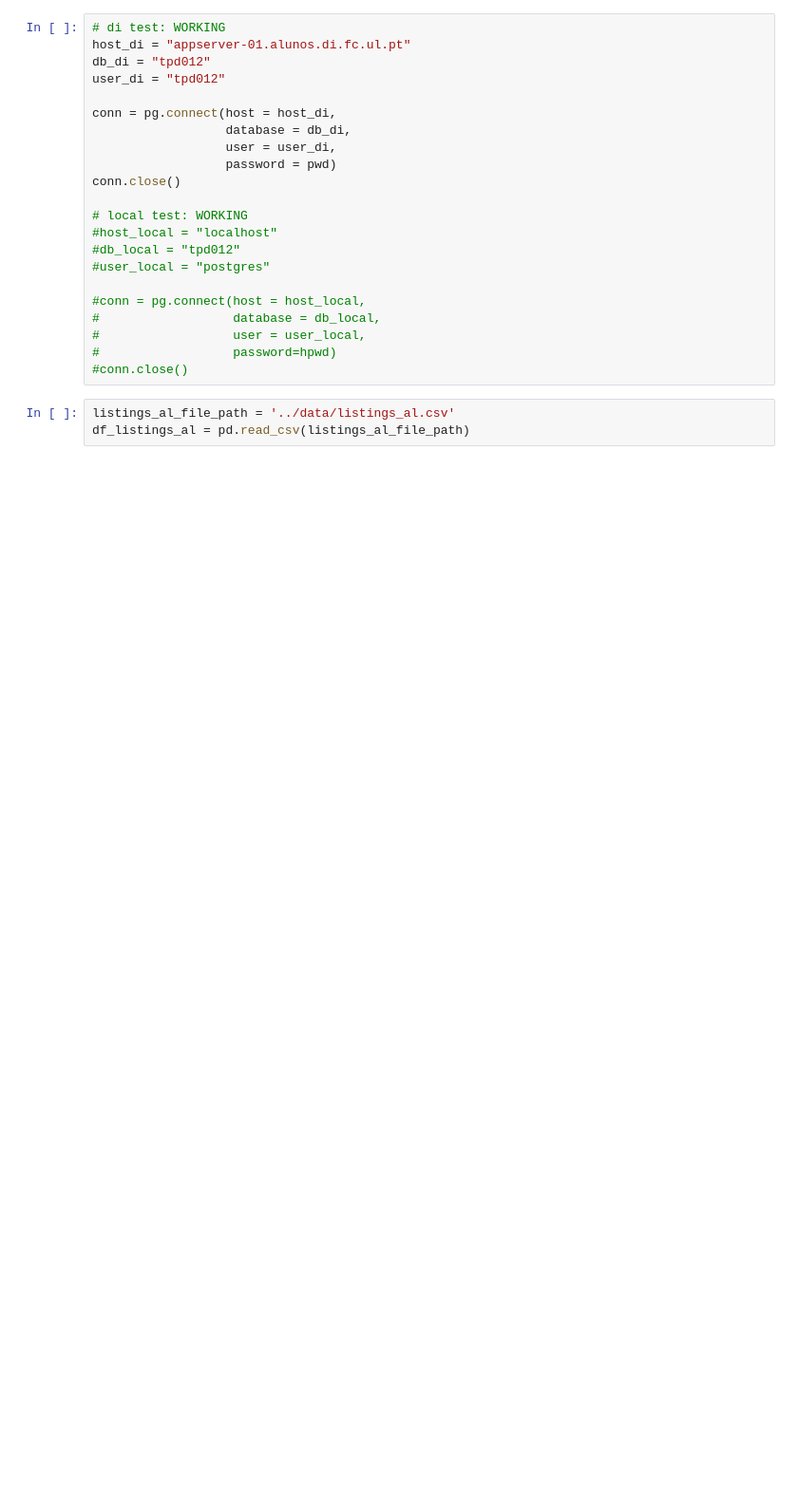
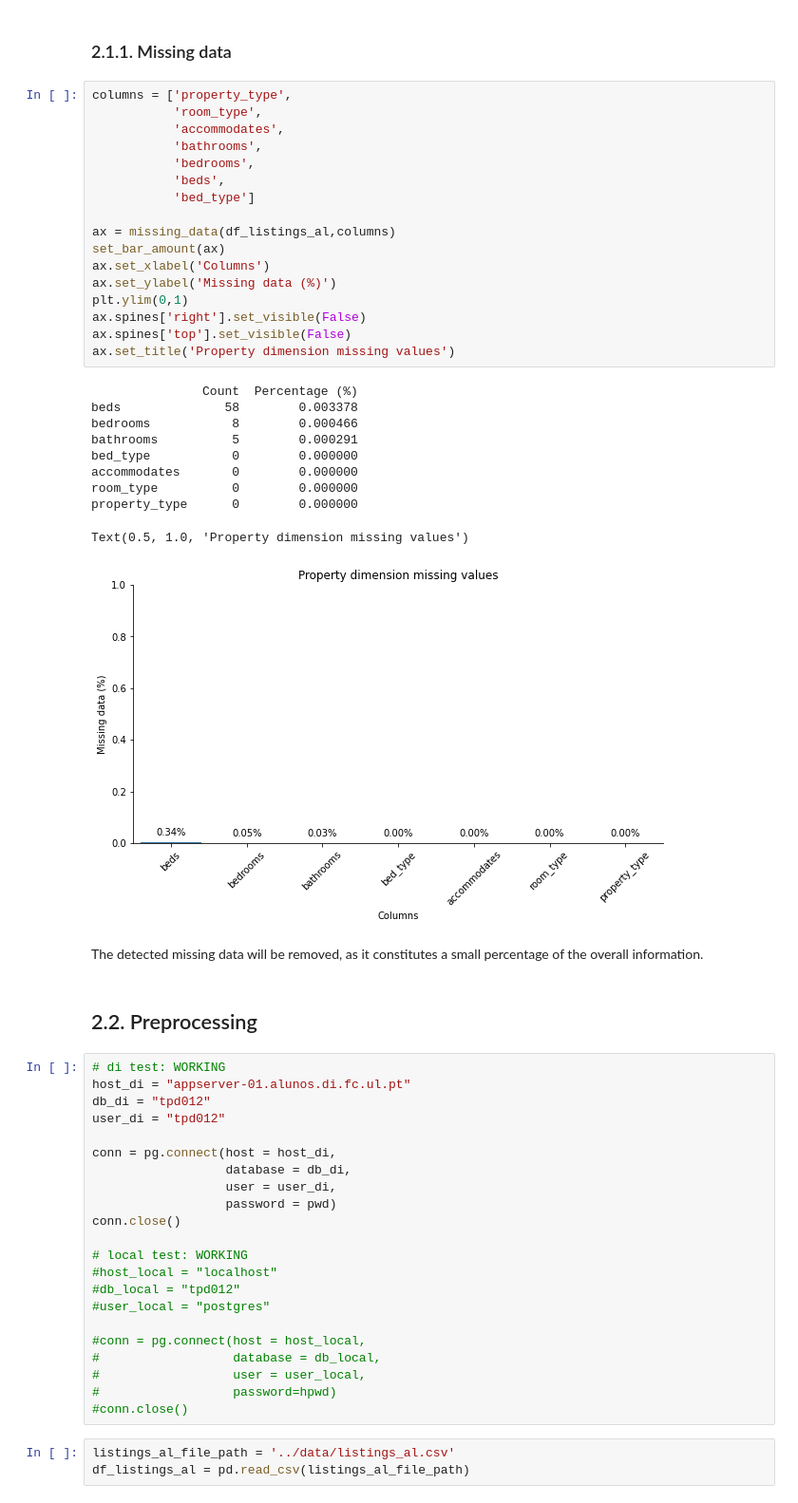
Before and after one commit to beatriz-lima/TPD-Airbnb-Data, a Jupyter notebook: Notebooks/ETL_Property.ipynb, the cells around one changed output. Shown at 95% size. Drawn from its saved outputs; the diff is of its cells as text; blank space fills up the shorter version.

```diff
--- a/Notebooks/ETL_Property.ipynb
+++ b/Notebooks/ETL_Property.ipynb
@@ -17,3 +62,37 @@ f.close()
+# %% [markdown]
+### 2.1.1. Missing data
+# %%
+columns = ['property_type',
+           'room_type',
+           'accommodates',
+           'bathrooms',
+           'bedrooms',
+           'beds',
+           'bed_type']
+
+ax = missing_data(df_listings_al,columns)
+set_bar_amount(ax)
+ax.set_xlabel('Columns')
+ax.set_ylabel('Missing data (%)')
+plt.ylim(0,1)
+ax.spines['right'].set_visible(False)
+ax.spines['top'].set_visible(False)
+ax.set_title('Property dimension missing values')
+# %% [output]
+               Count  Percentage (%)
+beds              58        0.003378
+bedrooms           8        0.000466
+bathrooms          5        0.000291
+bed_type           0        0.000000
+accommodates       0        0.000000
+room_type          0        0.000000
+property_type      0        0.000000
+Text(0.5, 1.0, 'Property dimension missing values')
+[figure, added]
+# %% [markdown]
+The detected missing data will be removed, as it constitutes a small percentage of the overall information.
+# %% [markdown]
+## 2.2. Preprocessing
 # %%
 # di test: WORKING
 host_di = "appserver-01.alunos.di.fc.ul.pt"
```
Also changed, not shown: parts of 5 cells of this notebook.
